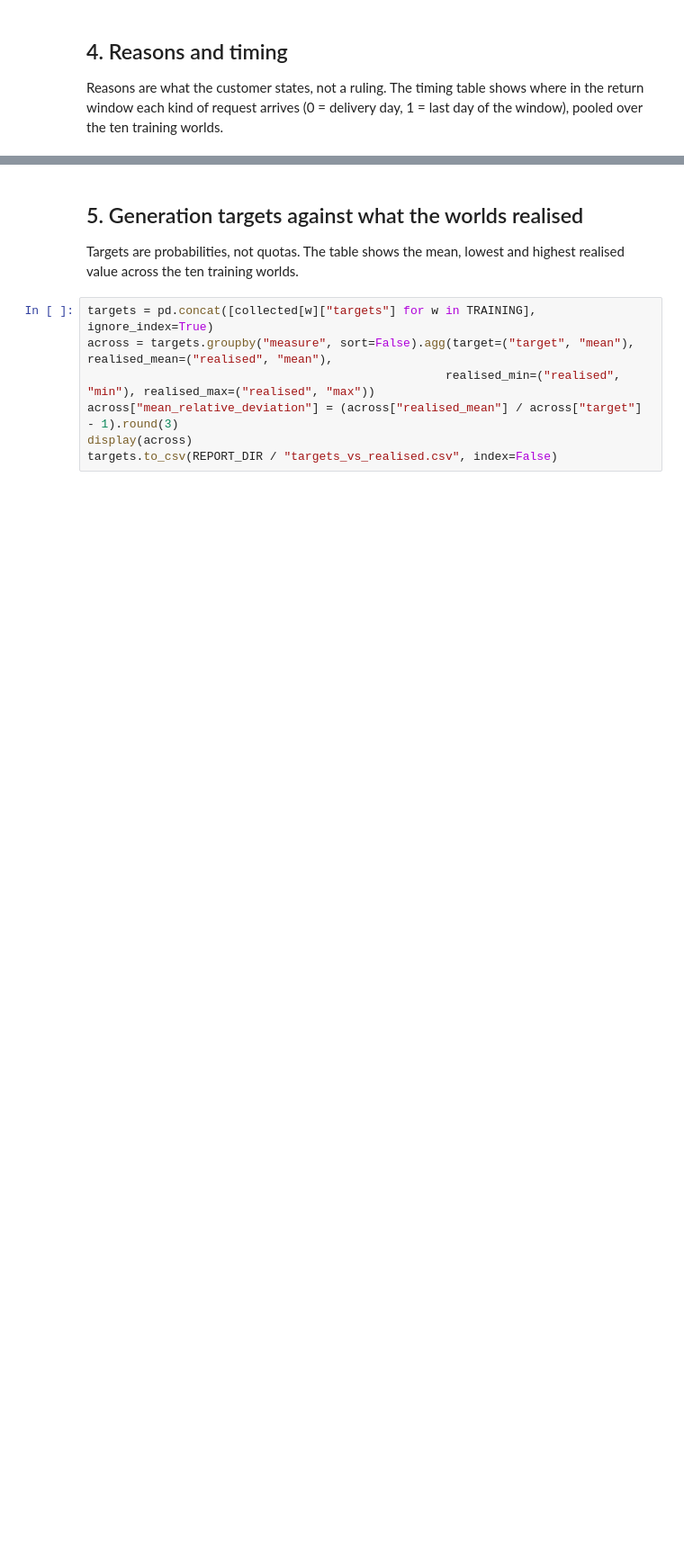
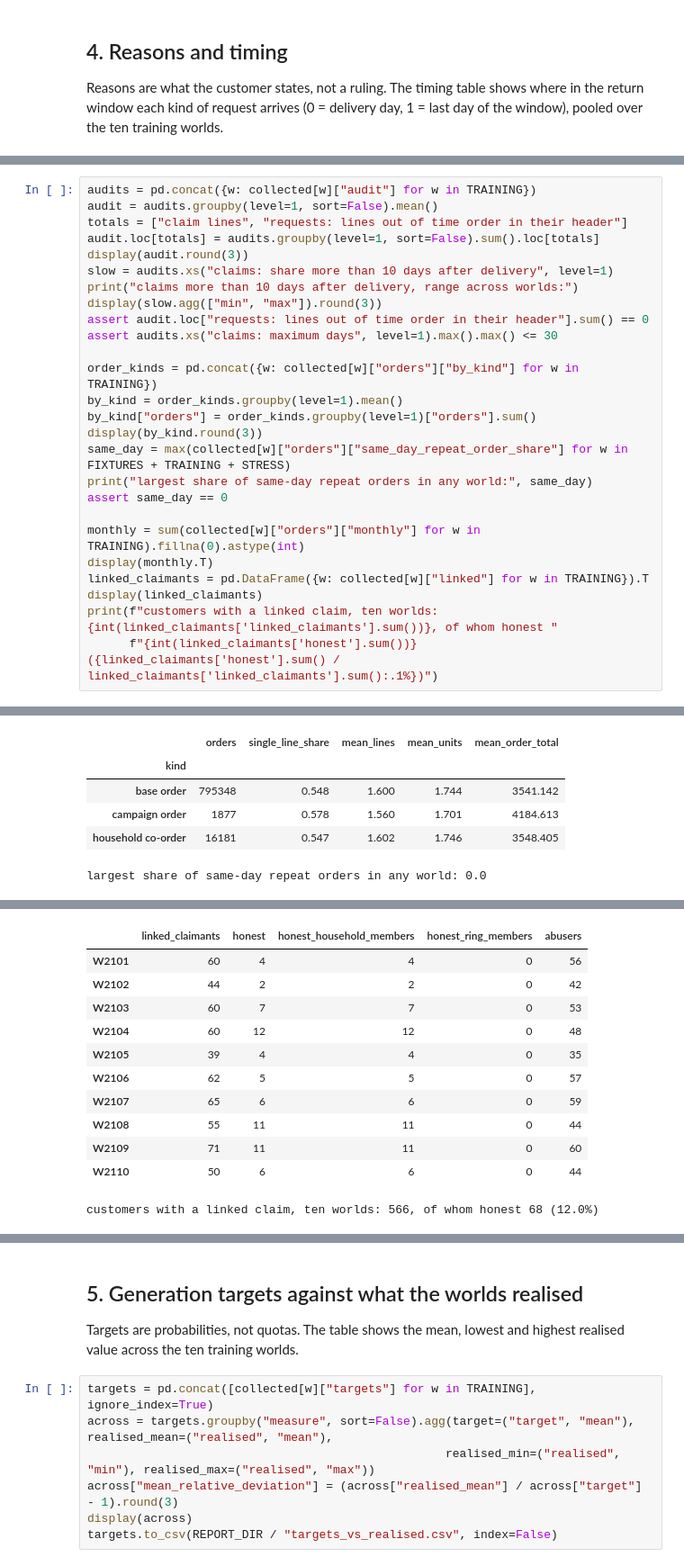
Before and after one commit to pragatheeswaran-cds/ARAI, a Jupyter notebook: notebooks/02_exploratory_data_analysis.ipynb, the cells around one changed output, grey strips where cells are left out. Shown at 90% size. Drawn from its saved outputs; the diff is of its cells as text; blank space fills up the shorter version.

```diff
--- a/notebooks/02_exploratory_data_analysis.ipynb
+++ b/notebooks/02_exploratory_data_analysis.ipynb
@@ -228,0 +240,27 @@ honest requests at or after 75% of the window: 0.0182
+# %%
+audits = pd.concat({w: collected[w]["audit"] for w in TRAINING})
+audit = audits.groupby(level=1, sort=False).mean()
+totals = ["claim lines", "requests: lines out of time order in their header"]
+audit.loc[totals] = audits.groupby(level=1, sort=False).sum().loc[totals]
+display(audit.round(3))
+slow = audits.xs("claims: share more than 10 days after delivery", level=1)
+print("claims more than 10 days after delivery, range across worlds:")
+display(slow.agg(["min", "max"]).round(3))
+assert audit.loc["requests: lines out of time order in their header"].sum() == 0
+assert audits.xs("claims: maximum days", level=1).max().max() <= 30
+
+order_kinds = pd.concat({w: collected[w]["orders"]["by_kind"] for w in TRAINING})
+by_kind = order_kinds.groupby(level=1).mean()
+by_kind["orders"] = order_kinds.groupby(level=1)["orders"].sum()
+display(by_kind.round(3))
+same_day = max(collected[w]["orders"]["same_day_repeat_order_share"] for w in FIXTURES + TRAINING + STRESS)
+print("largest share of same-day repeat orders in any world:", same_day)
+assert same_day == 0
+
+monthly = sum(collected[w]["orders"]["monthly"] for w in TRAINING).fillna(0).astype(int)
+display(monthly.T)
+linked_claimants = pd.DataFrame({w: collected[w]["linked"] for w in TRAINING}).T
+display(linked_claimants)
+print(f"customers with a linked claim, ten worlds: {int(linked_claimants['linked_claimants'].sum())}, of whom honest "
+      f"{int(linked_claimants['honest'].sum())} ({linked_claimants['honest'].sum() / linked_claimants['linked_claimants'].sum():.1%})")
+# %% [output]
@@ -228,0 +287,6 @@ honest requests at or after 75% of the window: 0.0182
+|  | orders | single_line_share | mean_lines | mean_units | mean_order_total |
+| kind |  |  |  |  |  |
+| base order | 795348 | 0.548 | 1.600 | 1.744 | 3541.142 |
+| campaign order | 1877 | 0.578 | 1.560 | 1.701 | 4184.613 |
+| household co-order | 16181 | 0.547 | 1.602 | 1.746 | 3548.405 |
+largest share of same-day repeat orders in any world: 0.0
@@ -228,0 +298,12 @@ honest requests at or after 75% of the window: 0.0182
+|  | linked_claimants | honest | honest_household_members | honest_ring_members | abusers |
+| W2101 | 60 | 4 | 4 | 0 | 56 |
+| W2102 | 44 | 2 | 2 | 0 | 42 |
+| W2103 | 60 | 7 | 7 | 0 | 53 |
+| W2104 | 60 | 12 | 12 | 0 | 48 |
+| W2105 | 39 | 4 | 4 | 0 | 35 |
+| W2106 | 62 | 5 | 5 | 0 | 57 |
+| W2107 | 65 | 6 | 6 | 0 | 59 |
+| W2108 | 55 | 11 | 11 | 0 | 44 |
+| W2109 | 71 | 11 | 11 | 0 | 60 |
+| W2110 | 50 | 6 | 6 | 0 | 44 |
+customers with a linked claim, ten worlds: 566, of whom honest 68 (12.0%)
```
Also changed, not shown: parts of 24 cells of this notebook, 41 other files.
